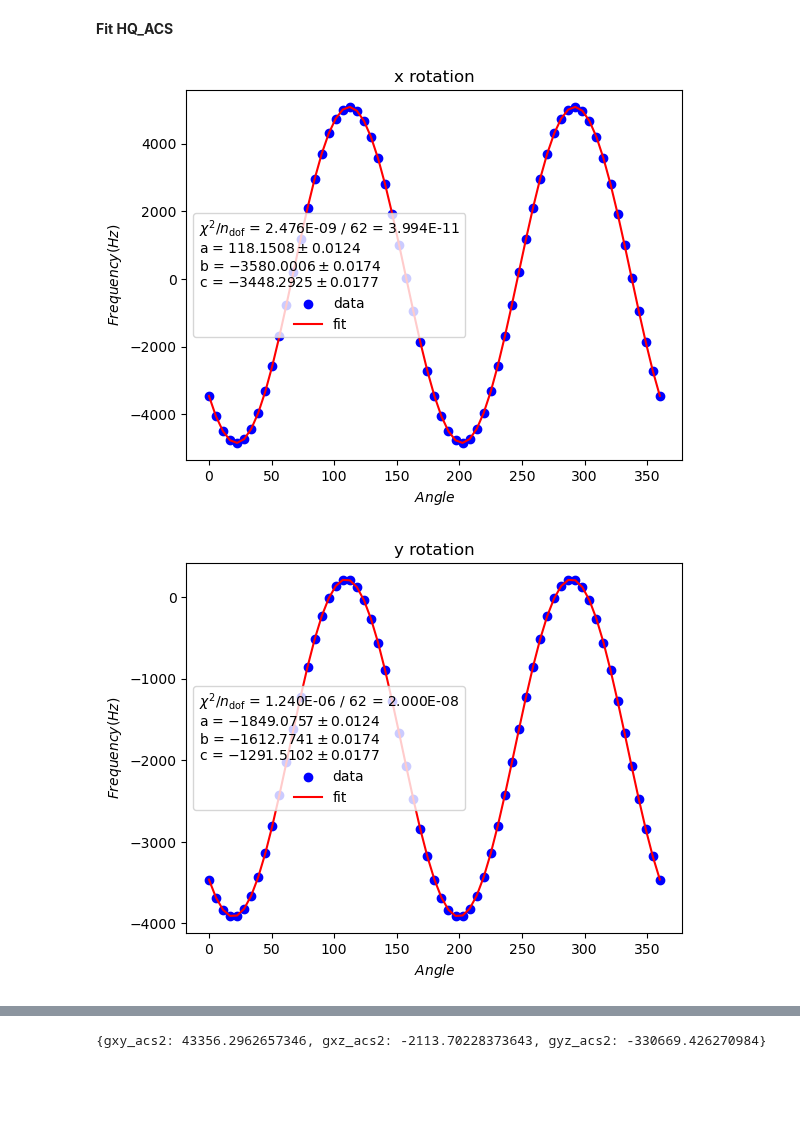
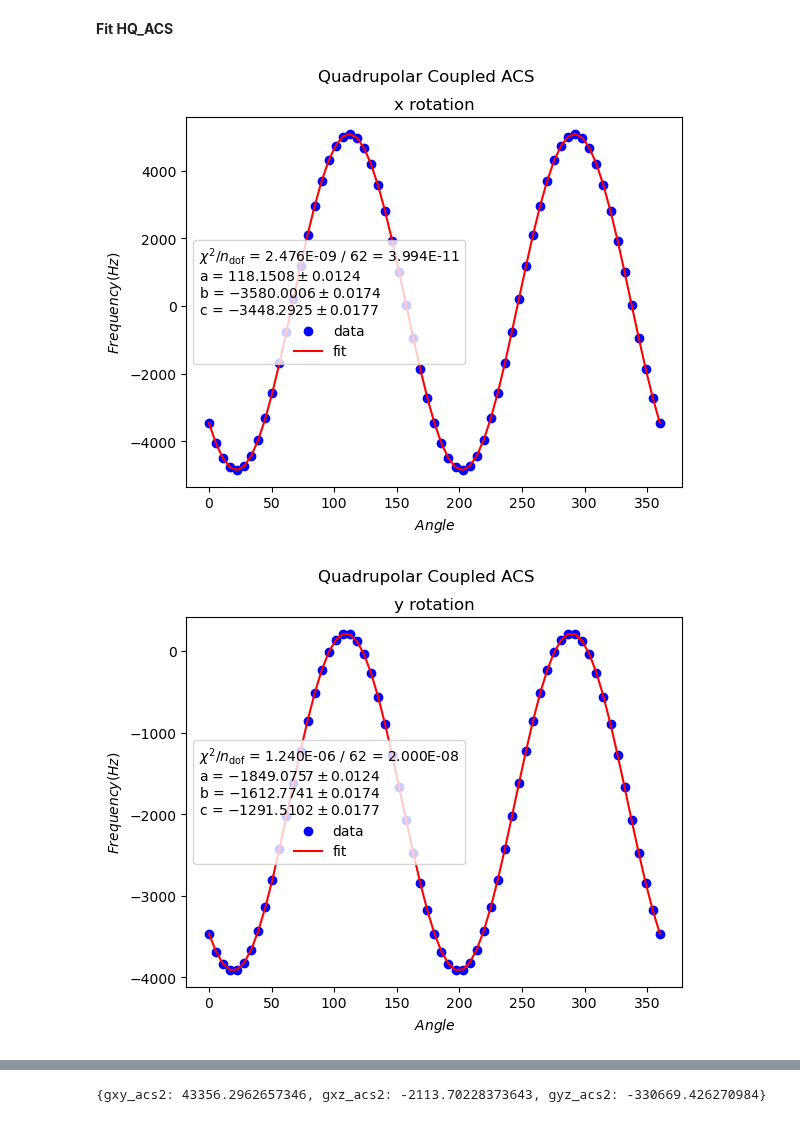
Before and after one commit to AstrobioShiva/Script_project, a Jupyter notebook: NMR_analysis/fitting_B11_updated.ipynb, the cells around one changed output, grey strips where cells are left out. Cells and saved outputs as stored; diff of their text form; code cells hidden in the pictures; blank space fills up the shorter version.

```diff
--- a/NMR_analysis/fitting_B11_updated.ipynb
+++ b/NMR_analysis/fitting_B11_updated.ipynb
@@ -27,6 +30,7 @@ for i in range (3):
     plt.plot(df[i].angle, df[i].freq_3212, label = 'Satellite1')
     plt.plot(df[i].angle, df[i].freq_1212, label = 'Central')
     plt.plot(df[i].angle, df[i].freq_1232, label = 'Satellite2')
+    plt.suptitle('Raw Data')
     plt.title(titles[i])
     plt.xlabel(r'$Angle$')
     plt.ylabel(r'$Frequency (Hz)$')
@@ -71,6 +75,7 @@ for i in range(3):
     plt.xlabel(r'$Angle$')
     plt.ylabel(r'$Frequency (Hz)$')
     # plt.title(titles[i] +'\n'r'$Fitting\ of\ H^1_{CSA} = A + B(cos2\theta )+ C(sin2\theta)$')
+    plt.suptitle('Isolation of 2nd Order Quadrupolar Interaction')
     plt.title(titles[i])
     plt.legend(title="\n".join(fit_info))
     plt.grid()
@@ -287,9 +292,11 @@ for i in range(3):
     # draw data and fitted line
     plt.scatter(df[i].angle, csa[i], label="data", color = 'blue')
     plt.plot(df[i].angle, fourier3(df[i].angle, *m_csa[i].values), label="fit", color = 'red')
+
     plt.xlabel(r'$Angle$')
     plt.ylabel(r'$Frequency (Hz)$')
-    # plt.title(titles[i] +'\n'r'$Fitting\ of\ H^1_{CSA} = A + B(cos2\theta )+ C(sin2\theta)$')
+    # Titles
+    plt.suptitle('CSA Fit')
     plt.title(titles[i])
     plt.legend(title="\n".join(fit_info))
     # plt.grid()
@@ -518,35 +525,35 @@ for i in range (3):
     # m_acs[i].fixed["c"] = True
     # # m_d[i].fixed["b"] = True
     # # m[i] = m[i].scan(ncall = 50)
 
     m_acs[i].migrad()  # finds minimum of least_squares function
     m_acs[i].hesse()   # accurately computes uncertainties
     fit_info = [
         f"$\\chi^2$/$n_\\mathrm{{dof}}$ = {m_acs[i].fval:.3E} / {m_acs[i].ndof:.0f} = {m_acs[i].fmin.reduced_chi2:.3E}",
     ]
 
 
 
     for p, v, e in zip(m_acs[i].parameters, m_acs[i].values, m_acs[i].errors):
         fit_info.append(f"{p} = ${v:.4f} \\pm {e:.4f}$")
 
     # corr_mat = (m_acs[i].covariance.correlation())
     # # print(corr_mat)
     # # print(m_d[i].migrad())
     # # plt.imshow(corr_mat, cmap='coolwarm')
 
     # draw data and fitted line
     plt.scatter(df[i].angle, acs[i], label="data", color = 'blue')
     plt.plot(df[i].angle, fourier3(df[i].angle, *m_acs[i].values), label="fit", color = 'red')
-    # plt.plot(df[i].angle, df[i].acs, label = "input data")
-    # plt.plot(xdata, HQ1[i], label = 'input ')
+
     plt.xlabel(r'$Angle$')
     plt.ylabel(r'$Frequency (Hz)$')
-    # # plt.title(titles[i] +'\n'r'$Fitting\ of\ H^1_{CSA} = A + B(cos2\theta )+ C(sin2\theta)$')
+    # Titles
+    plt.suptitle('Quadrupolar Coupled ACS')
     plt.title(titles[i])
     plt.legend(title="\n".join(fit_info))
     # plt.grid()
     plt.show()
 # %% [output]
-[figure, old version]
+[figure, new version]
-[figure, old version]
+[figure, new version]
```
Also changed, not shown: parts of 6 cells of this notebook.
